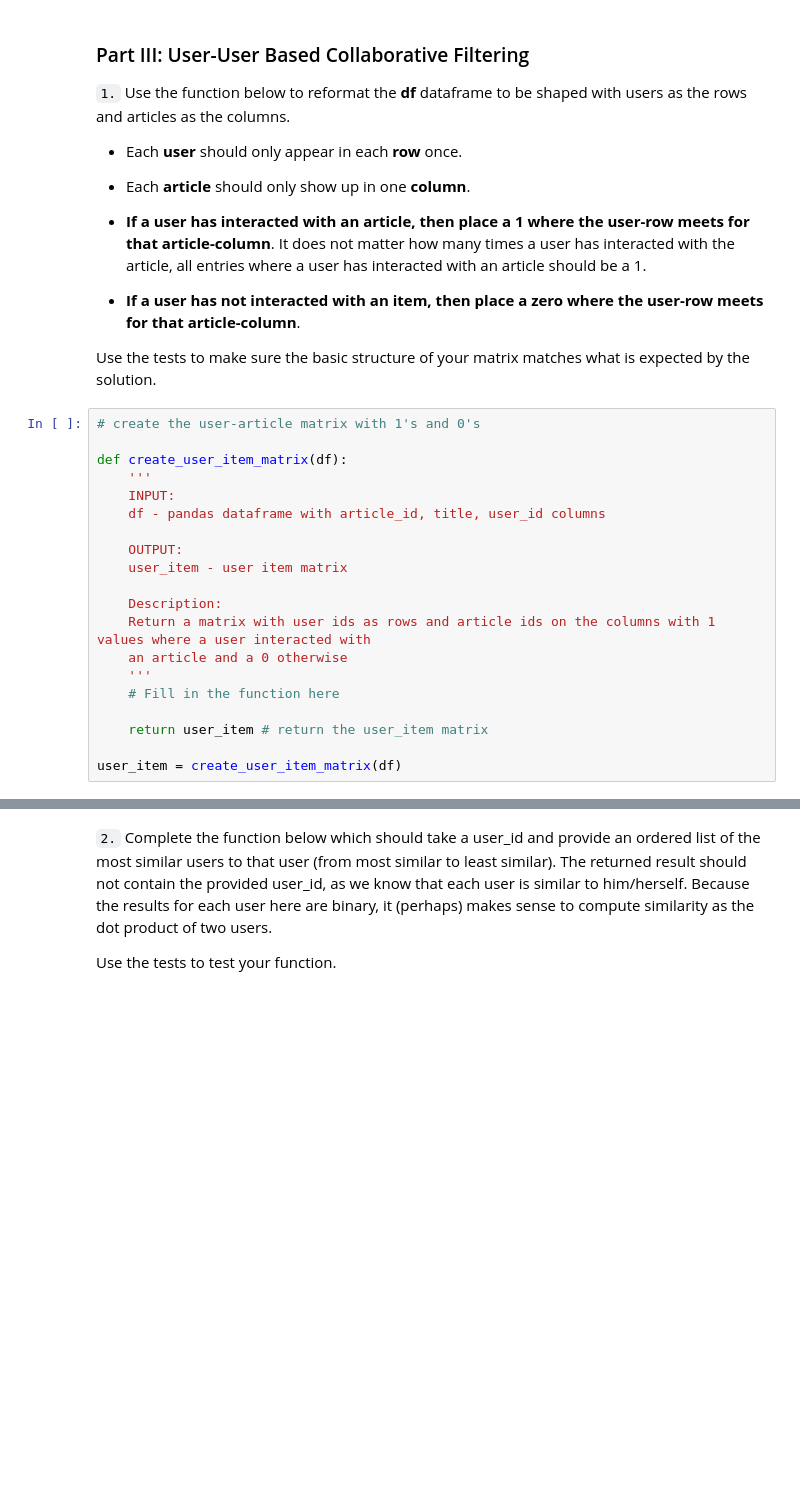
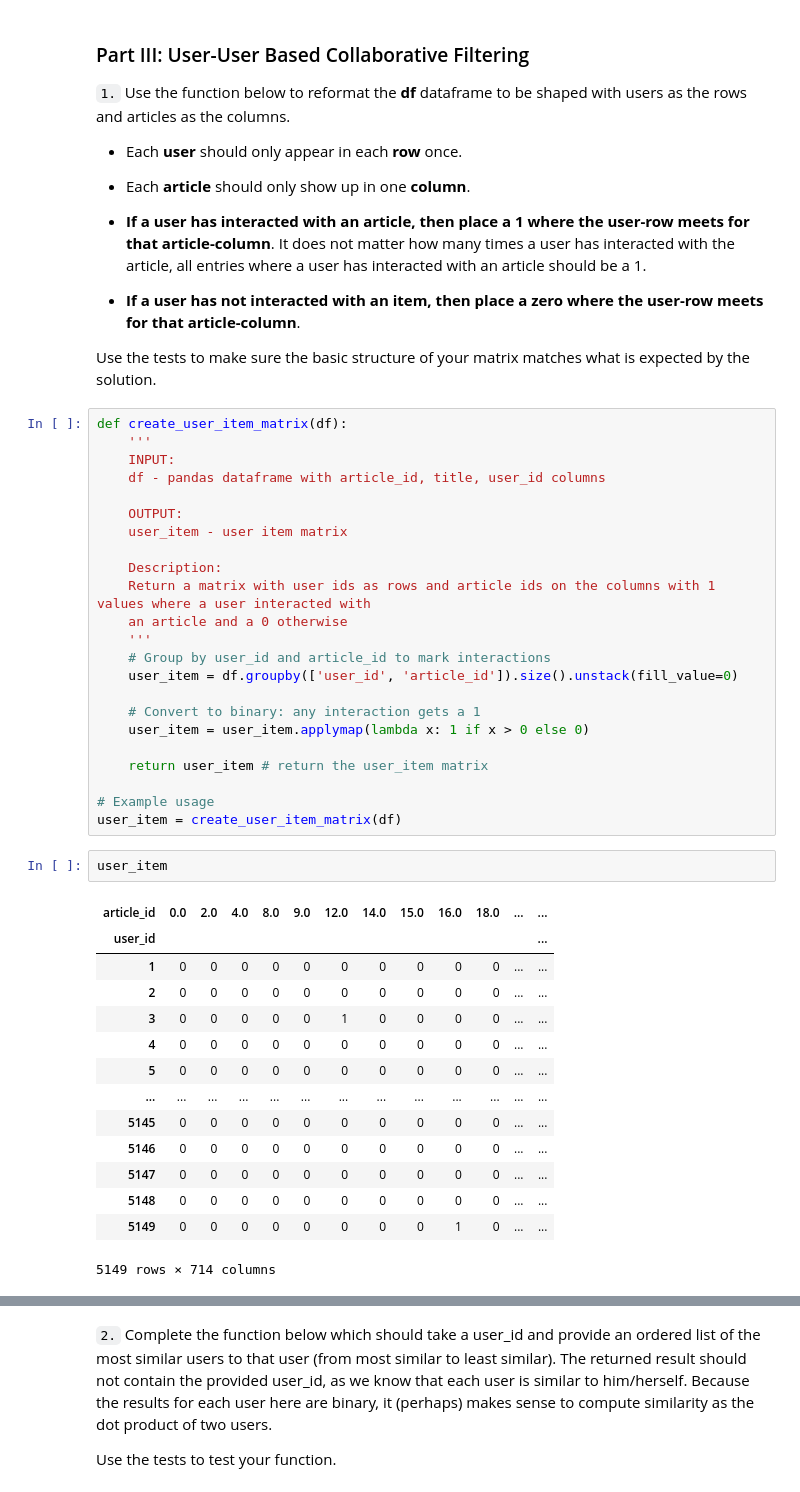
Before and after one commit to gobigorgohome29/recommendation_engines, a Jupyter notebook: recommendation_engines/Recommendations_with_IBM.ipynb, the cells around one changed output, grey strips where cells are left out. Saved outputs shown, nothing was run; the diff lists cells and outputs as text; blank space fills up the shorter version.

```diff
--- a/recommendation_engines/Recommendations_with_IBM.ipynb
+++ b/recommendation_engines/Recommendations_with_IBM.ipynb
@@ -417,8 +466,6 @@ t.sol_2_test(get_top_articles)
 
 Use the tests to make sure the basic structure of your matrix matches what is expected by the solution.
 # %%
-# create the user-article matrix with 1's and 0's
-
 def create_user_item_matrix(df):
     '''
     INPUT:
@@ -431,11 +478,33 @@ def create_user_item_matrix(df):
     Return a matrix with user ids as rows and article ids on the columns with 1 values where a user interacted with
     an article and a 0 otherwise
     '''
-    # Fill in the function here
+    # Group by user_id and article_id to mark interactions
+    user_item = df.groupby(['user_id', 'article_id']).size().unstack(fill_value=0)
+
+    # Convert to binary: any interaction gets a 1
+    user_item = user_item.applymap(lambda x: 1 if x > 0 else 0)
 
     return user_item # return the user_item matrix
 
+# Example usage
 user_item = create_user_item_matrix(df)
+# %%
+user_item
+# %% [output]
+| article_id | 0.0 | 2.0 | 4.0 | 8.0 | 9.0 | 12.0 | 14.0 | 15.0 | 16.0 | 18.0 | ... | ... |
+| user_id |  |  |  |  |  |  |  |  |  |  |  | ... |
+| 1 | 0 | 0 | 0 | 0 | 0 | 0 | 0 | 0 | 0 | 0 | ... | ... |
+| 2 | 0 | 0 | 0 | 0 | 0 | 0 | 0 | 0 | 0 | 0 | ... | ... |
+| 3 | 0 | 0 | 0 | 0 | 0 | 1 | 0 | 0 | 0 | 0 | ... | ... |
+| 4 | 0 | 0 | 0 | 0 | 0 | 0 | 0 | 0 | 0 | 0 | ... | ... |
+| 5 | 0 | 0 | 0 | 0 | 0 | 0 | 0 | 0 | 0 | 0 | ... | ... |
+| ... | ... | ... | ... | ... | ... | ... | ... | ... | ... | ... | ... | ... |
+| 5145 | 0 | 0 | 0 | 0 | 0 | 0 | 0 | 0 | 0 | 0 | ... | ... |
+| 5146 | 0 | 0 | 0 | 0 | 0 | 0 | 0 | 0 | 0 | 0 | ... | ... |
+| 5147 | 0 | 0 | 0 | 0 | 0 | 0 | 0 | 0 | 0 | 0 | ... | ... |
+| 5148 | 0 | 0 | 0 | 0 | 0 | 0 | 0 | 0 | 0 | 0 | ... | ... |
+| 5149 | 0 | 0 | 0 | 0 | 0 | 0 | 0 | 0 | 1 | 0 | ... | ... |
+5149 rows × 714 columns
 # %%
 ## Tests: You should just need to run this cell.  Don't change the code.
 assert user_item.shape[0] == 5149, "Oops!  The number of users in the user-article matrix doesn't look right."
```
Also changed, not shown: parts of 42 cells of this notebook.
